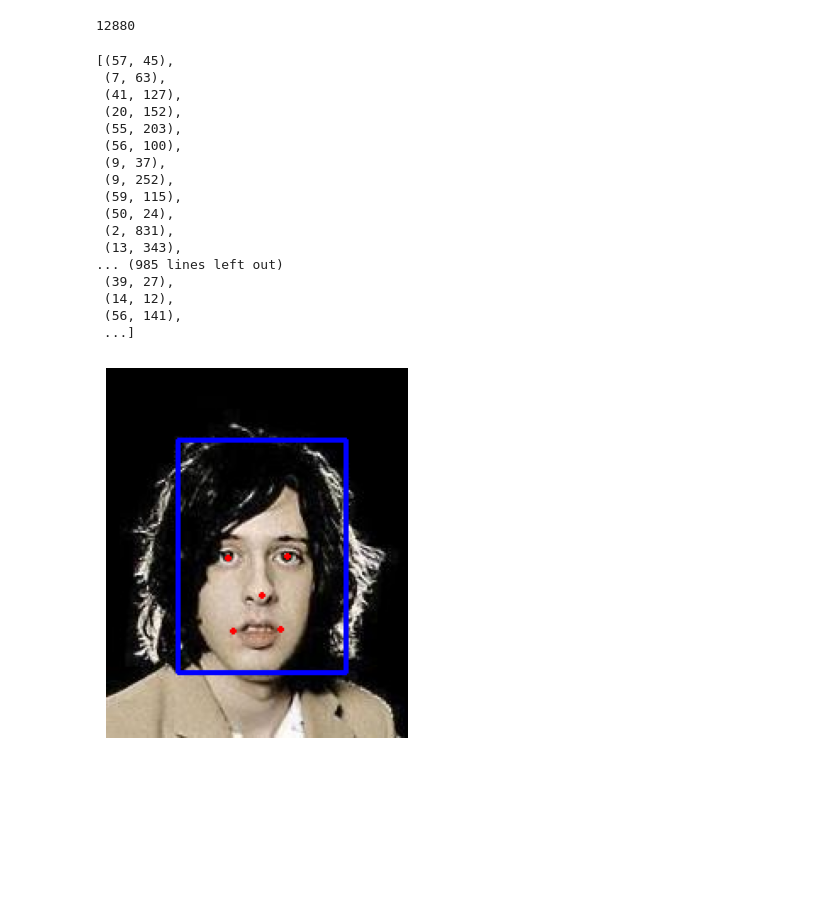
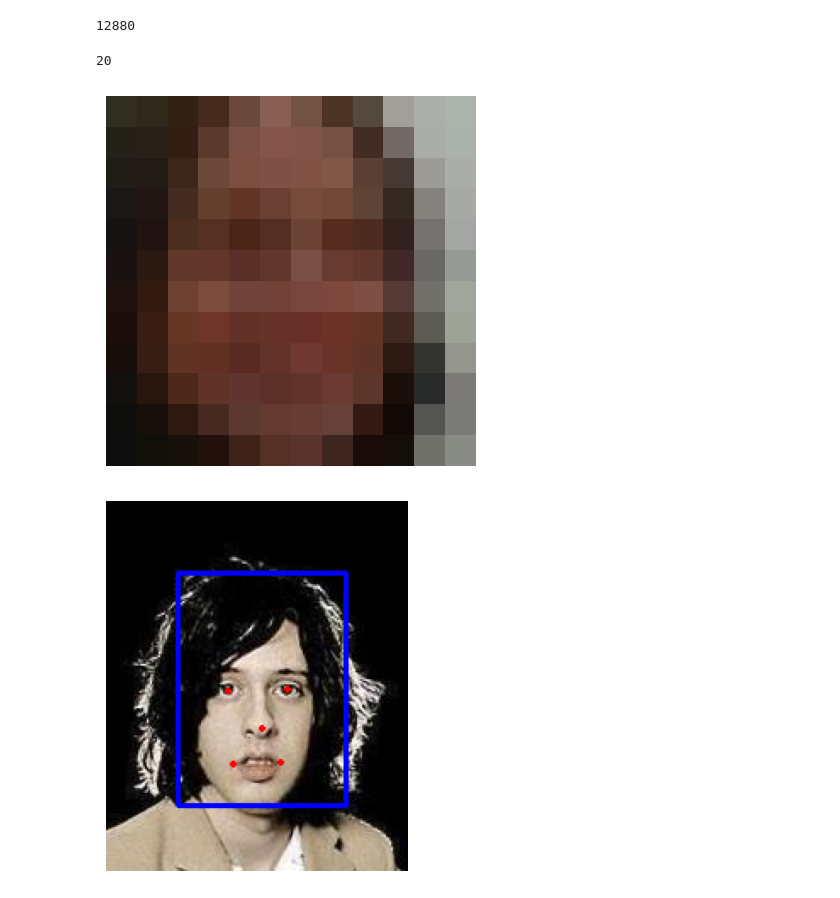
Before and after one commit to ZiJie-Duan/AI_GOGOGO, a Jupyter notebook: Pytorch/face_loc/test.ipynb, the cells around one changed output. Drawn from its saved outputs; the diff is of its cells as text; code cells hidden in the pictures; blank space fills up the shorter version.

```diff
--- a/Pytorch/face_loc/test.ipynb
+++ b/Pytorch/face_loc/test.ipynb
@@ -58,7 +87,9 @@ class CELEBADriver:
         return [self.data[index]["ldmk"]]
 
     def random_init(self):
-        random.shuffle(self.dataset_index)
+        if input("!!! SERIOUS RANDOM INIT DATASET ALARM !!! type ‘y’ to continue... ") == 'y':
+            print("RANDOM SET")
+            random.shuffle(self.dataset_index)
 
     def get_data(self, i):
         i = self.dataset_index[i]
@@ -104,7 +135,9 @@ class WFDriver:
         return self.data["face_bbx_list"][self.clas_i_map[clas]][0][index][0]
 
     def random_init(self):
-        random.shuffle(self.dataset_index)
+        if input("!!! SERIOUS RANDOM INIT DATASET ALARM !!! type ‘y’ to continue... ") == 'y':
+            print("RANDOM SET")
+            random.shuffle(self.dataset_index)
 
     def get_data(self, i):
         i,j = self.dataset_index[i]
@@ -241,6 +294,15 @@ class MTCDataSet(Dataset):
                     break
 
         return imgs_bboxs
+# %%
+# 定义转换操作
+transform = transforms.Compose([
+    transforms.Resize(12),
+    transforms.CenterCrop(12),
+    transforms.ToTensor(),  # 将PIL图像或NumPy ndarray转换为FloatTensor。
+    transforms.Normalize(mean=[0.485, 0.456, 0.406],  # 标准化，使用ImageNet的均值和标准差
+                         std=[0.229, 0.224, 0.225])
+])
 # %%
 
 bbox_path = r"C:\Users\lucyc\Desktop\celebA\list_bbox_celeba.csv"
@@ -260,3 +326,5 @@ mtcd = MTCDataSet(wfd, cead)
+# %%
+mtcd = MTCDataSet(wfd, cead, [0,20], transform)
 # %%
 len(cead.dataset_index)
 # %% [output]
@@ -266,24 +334,15 @@ len(wfd.dataset_index)
 # %% [output]
 12880
 # %%
+len(mtcd)
 # %% [output]
-[(57, 45),
- (7, 63),
- (41, 127),
- (20, 152),
- (55, 203),
- (56, 100),
- (9, 37),
- (9, 252),
- (59, 115),
- (50, 24),
- (2, 831),
- (13, 343),
-... (985 lines left out)
- (39, 27),
- (14, 12),
- (56, 141),
- ...]
+20
+# %%
+r = mtcd.__getitem__(20)
+# %%
+visualize_transformed_image(r[0][0])
+# %% [output]
+[figure, added]
 # %%
 path, bbox, landmark = cead.get_data(70)
 path2, bbox2, landmark2 = wfd.get_data(70)
```
Also changed, not shown: parts of 7 cells of this notebook.
